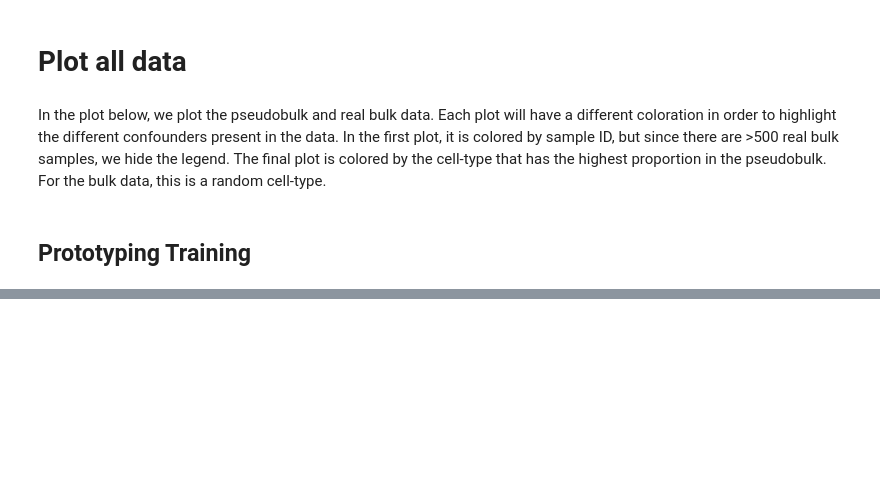
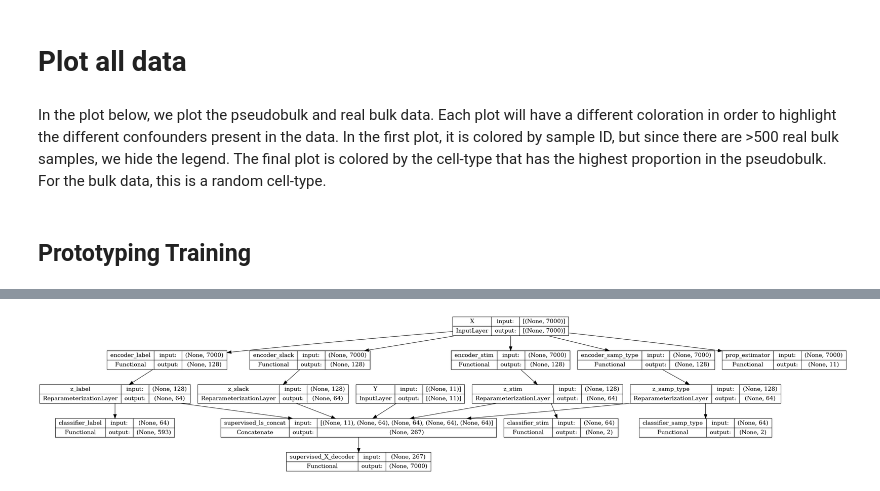
Before and after one commit to NDavidsonLab/BuDDI_HGSC_schildkraut_analysis, a Jupyter notebook: 2.model_training/0.prototype_model.ipynb, the cells around one changed output, grey strips where cells are left out. Saved outputs shown, nothing was run; the diff lists cells and outputs as text; code cells hidden in the pictures; blank space fills up the shorter version.

```diff
--- a/2.model_training/0.prototype_model.ipynb
+++ b/2.model_training/0.prototype_model.ipynb
@@ -404,3 +393,7 @@ supervised_buddi, unsupervised_buddi = build_buddi(
     n_stims=n_stims,
     n_samp_types=n_samp_types,
 )
+# %%
+plot_model(supervised_buddi, to_file='supervised_buddi.png', show_shapes=True, show_layer_names=True)
+# %% [output]
+[figure, added]
```
Also changed, not shown: parts of 21 cells of this notebook.
